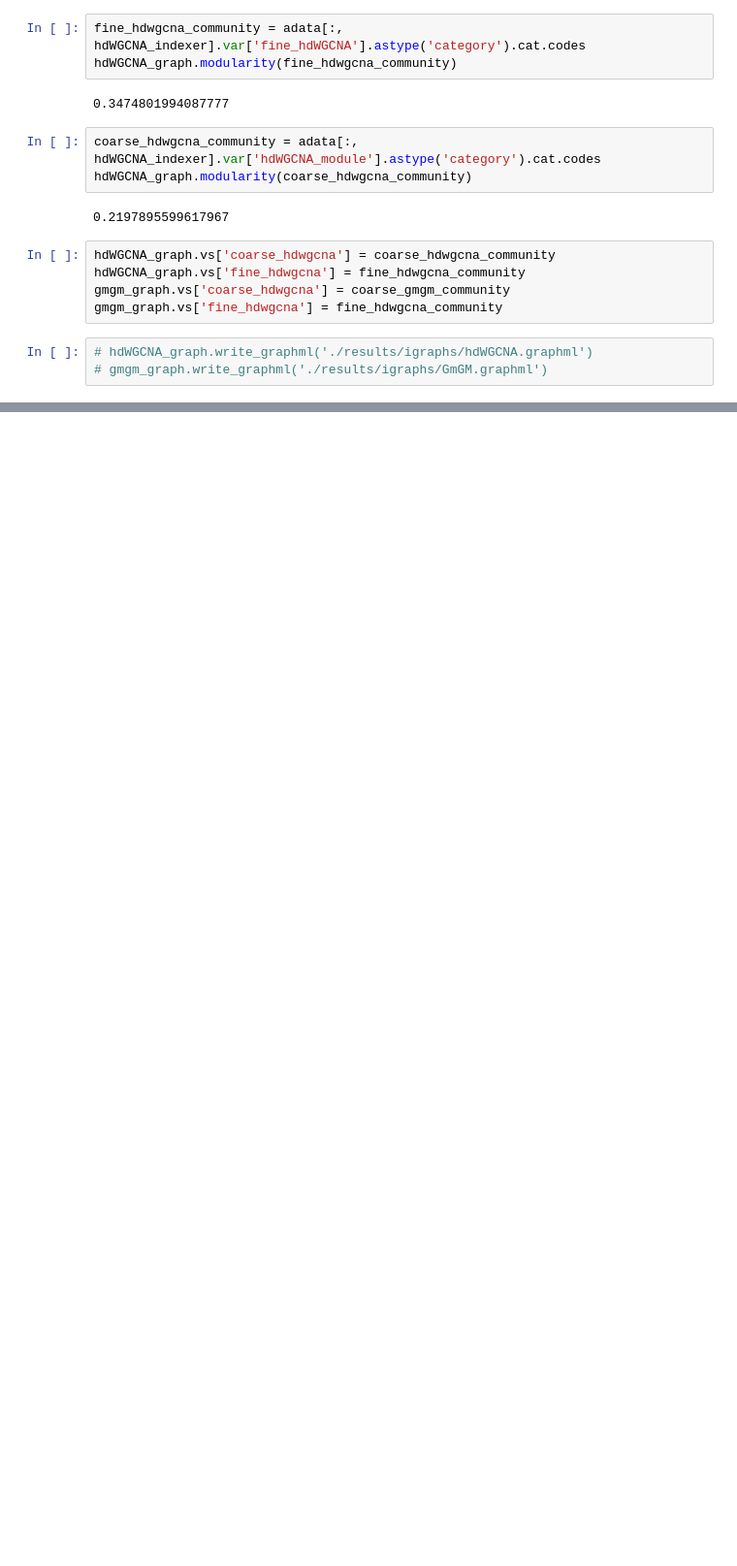
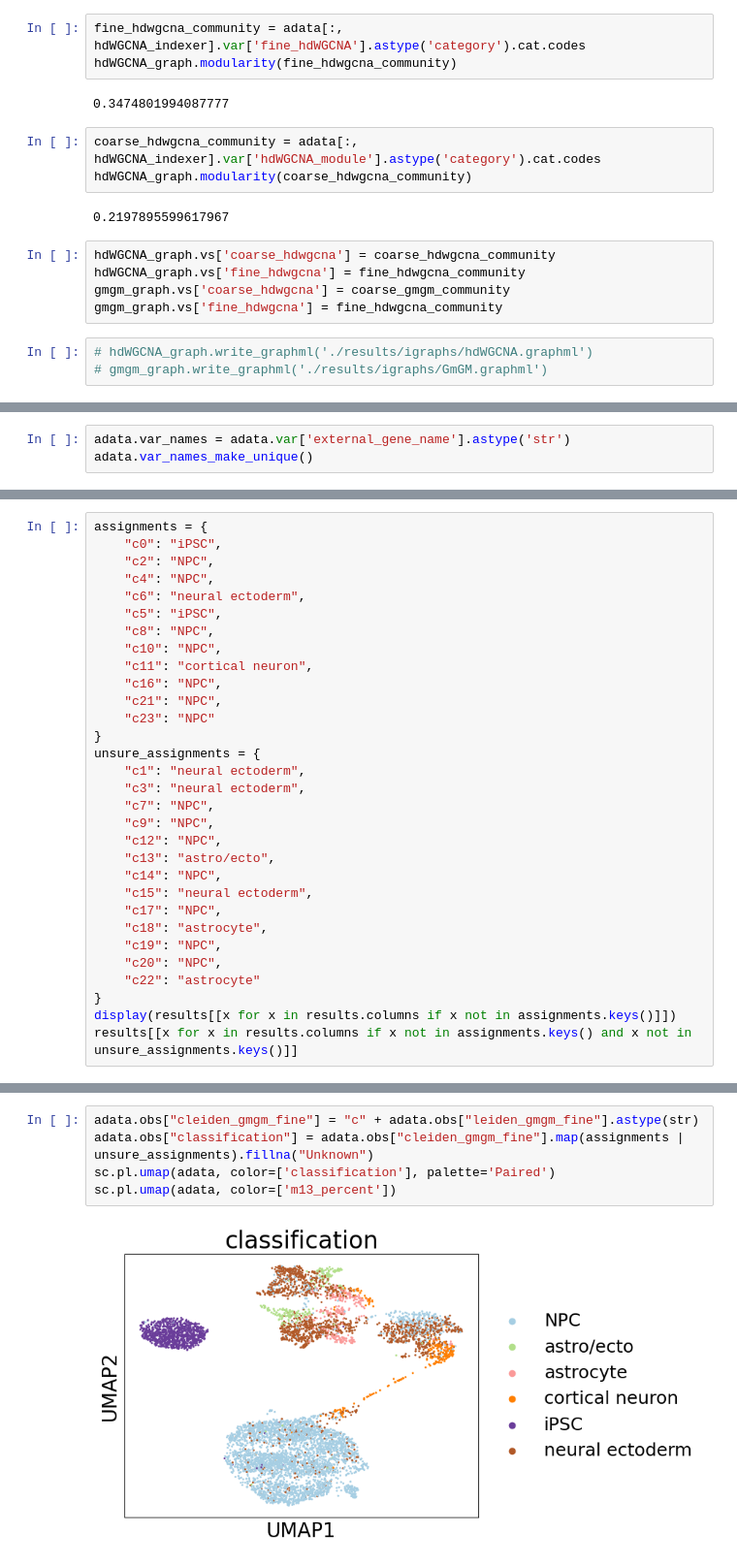
Before and after one commit to BaileyAndrew/GmGM-Bioinformatics, a Jupyter notebook: for_gmgm_paper.ipynb, the cells around one changed output, grey strips where cells are left out. Shown at 97% size. Saved outputs shown, nothing was run; the diff lists cells and outputs as text; blank space fills up the shorter version.

```diff
--- a/for_gmgm_paper.ipynb
+++ b/for_gmgm_paper.ipynb
@@ -1126,0 +1138,3 @@ gmgm_graph.vs['fine_hdwgcna'] = fine_hdwgcna_community
+# %%
+adata.var_names = adata.var['external_gene_name'].astype('str')
+adata.var_names_make_unique()
@@ -1126,0 +1168,31 @@ gmgm_graph.vs['fine_hdwgcna'] = fine_hdwgcna_community
+# %%
+assignments = {
+    "c0": "iPSC",
+    "c2": "NPC",
+    "c4": "NPC",
+    "c6": "neural ectoderm",
+    "c5": "iPSC",
+    "c8": "NPC",
+    "c10": "NPC",
+    "c11": "cortical neuron",
+    "c16": "NPC",
+    "c21": "NPC",
+    "c23": "NPC"
+}
+unsure_assignments = {
+    "c1": "neural ectoderm",
+    "c3": "neural ectoderm",
+    "c7": "NPC",
+    "c9": "NPC",
+    "c12": "NPC",
+    "c13": "astro/ecto",
+    "c14": "NPC",
+    "c15": "neural ectoderm",
+    "c17": "NPC",
+    "c18": "astrocyte",
+    "c19": "NPC",
+    "c20": "NPC",
+    "c22": "astrocyte"
+}
+display(results[[x for x in results.columns if x not in assignments.keys()]])
+results[[x for x in results.columns if x not in assignments.keys() and x not in unsure_assignments.keys()]]
@@ -1126,0 +1216,7 @@ gmgm_graph.vs['fine_hdwgcna'] = fine_hdwgcna_community
+# %%
+adata.obs["cleiden_gmgm_fine"] = "c" + adata.obs["leiden_gmgm_fine"].astype(str)
+adata.obs["classification"] = adata.obs["cleiden_gmgm_fine"].map(assignments | unsure_assignments).fillna("Unknown")
+sc.pl.umap(adata, color=['classification'], palette='Paired')
+sc.pl.umap(adata, color=['m13_percent'])
+# %% [output]
+[figure, added]
```
Also changed, not shown: parts of 11 cells of this notebook.
